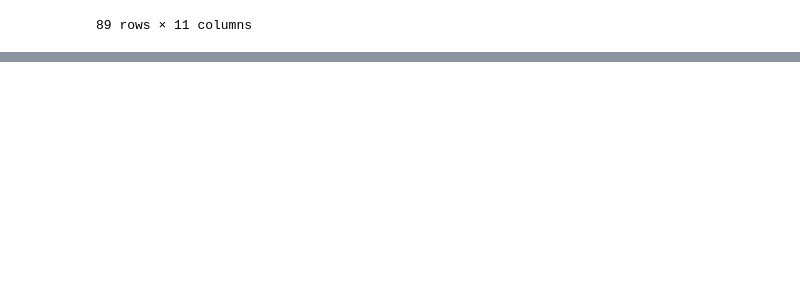
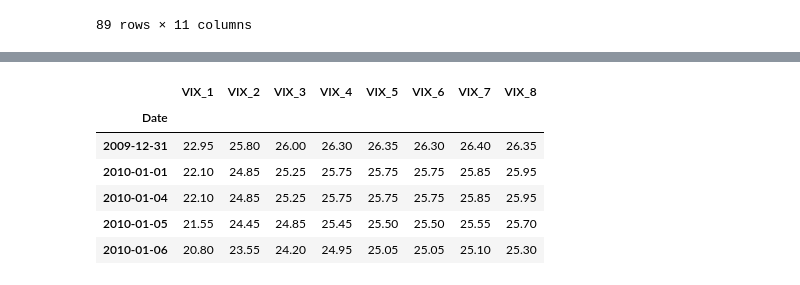
Before and after one commit to blake2323/VIX-vs-SPX-a, a Jupyter notebook: buy_conf.ipynb, the cells around one changed output, grey strips where cells are left out. Saved outputs shown, nothing was run; the diff lists cells and outputs as text; code cells hidden in the pictures; blank space fills up the shorter version.

```diff
--- a/buy_conf.ipynb
+++ b/buy_conf.ipynb
@@ -191,0 +202,25 @@ vix_joined_buy_conf_df.describe()
+# %%
+#Rename columns
+new_name_df =time_indexed_stock_df.rename(columns={
+    'PX_LAST_ESA': 'SPX',
+    'PX_LAST_1': 'VIX_1',
+    'PX_LAST_2': 'VIX_2',
+    'PX_LAST_3': 'VIX_3',
+    'PX_LAST_4': 'VIX_4',
+    'PX_LAST_5': 'VIX_5',
+    'PX_LAST_6': 'VIX_6',
+    'PX_LAST_7': 'VIX_7',
+    'PX_LAST_8': 'VIX_8'
+})
+# %%
+#drop SPX to create Dataframe of only VIX quotes
+vix_only_df = new_name_df.drop(['SPX'], axis=1)
+vix_only_df.head(5)
+# %% [output]
+|  | VIX_1 | VIX_2 | VIX_3 | VIX_4 | VIX_5 | VIX_6 | VIX_7 | VIX_8 |
+| Date |  |  |  |  |  |  |  |  |
+| 2009-12-31 | 22.95 | 25.80 | 26.00 | 26.30 | 26.35 | 26.30 | 26.40 | 26.35 |
+| 2010-01-01 | 22.10 | 24.85 | 25.25 | 25.75 | 25.75 | 25.75 | 25.85 | 25.95 |
+| 2010-01-04 | 22.10 | 24.85 | 25.25 | 25.75 | 25.75 | 25.75 | 25.85 | 25.95 |
+| 2010-01-05 | 21.55 | 24.45 | 24.85 | 25.45 | 25.50 | 25.50 | 25.55 | 25.70 |
+| 2010-01-06 | 20.80 | 23.55 | 24.20 | 24.95 | 25.05 | 25.05 | 25.10 | 25.30 |
```
Also changed, not shown: parts of 22 cells of this notebook, 1 other file.
